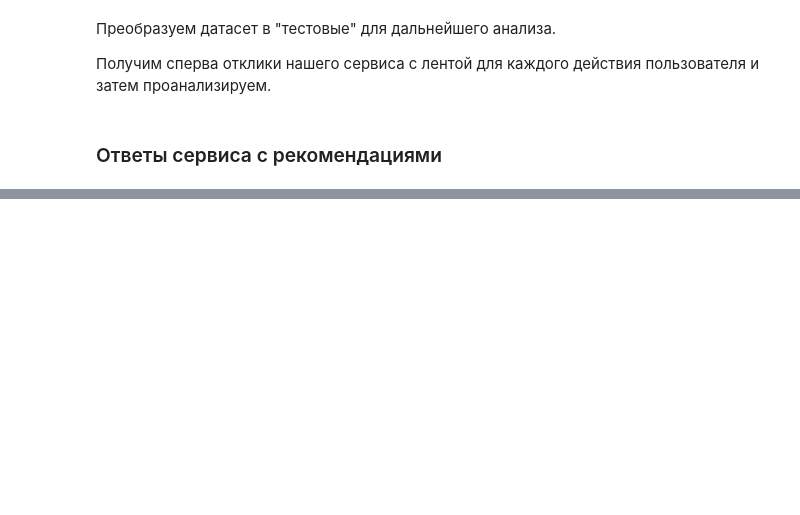
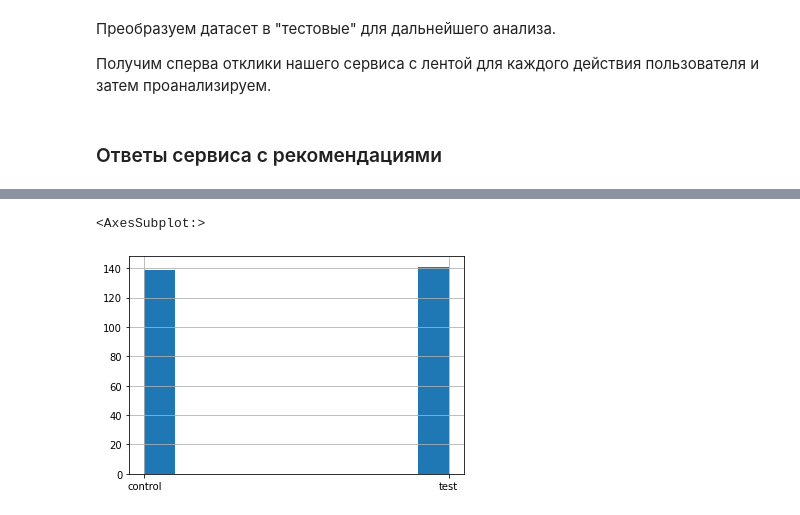
Before and after one commit to Litvinov-Ivan/posts-feed-recsys, a Jupyter notebook: notebooks/statistical_analysis.ipynb, the cells around one changed output, grey strips where cells are left out. Saved outputs shown, nothing was run; the diff lists cells and outputs as text; code cells hidden in the pictures; blank space fills up the shorter version.

```diff
--- a/notebooks/statistical_analysis.ipynb
+++ b/notebooks/statistical_analysis.ipynb
@@ -162,0 +182,2 @@ test_df.info()
+# %%
+test_df = pd.read_csv(CONFIG['datasets_folder'] + '/test_data_with_recs.csv')
@@ -182,0 +253,10 @@ test_df.info()
+# %%
+# Раскроем рекомендации в столбцы
+test_df['recommendations'] = test_df['recommendations'].astype(str)
+recs = pd.DataFrame(test_df['recommendations'].str.strip(to_strip='[]').str.split(','))
+recs_cols = lambda x: 'rec_{}'.format(x + 1)
+recs_df = pd.DataFrame(recs.pop('recommendations').values.tolist()).rename(columns=recs_cols)
+recs_df = recs_df.astype(int)
+test_df = test_df.join(recs_df).drop(['recommendations'], axis=1)
+
+test_df.head()
@@ -182,0 +270,9 @@ test_df.info()
+# %%
+# Теперь отфильтруем действия
+
+hitrate_df = test_df[
+    (test_df.post_id == test_df.rec_1) | (test_df.post_id == test_df.rec_2) | (test_df.post_id == test_df.rec_3) |
+    (test_df.post_id == test_df.rec_4) | (test_df.post_id == test_df.rec_5)
+]
+
+hitrate_df
@@ -182,0 +293,8 @@ test_df.info()
+# %%
+# Получили всего 280 совпадений. Для серьезной аналитики этого, конечно,
+# было бы недостаточно, но так как наш А\Б-тест несет синтетический характер - все же попробуем сравнить и оценить метрику.
+
+hitrate_df.exp_group.hist()
+# %% [output]
+<AxesSubplot:>
+[figure, added]
```
Also changed, not shown: parts of 43 cells of this notebook, 4 other files.
